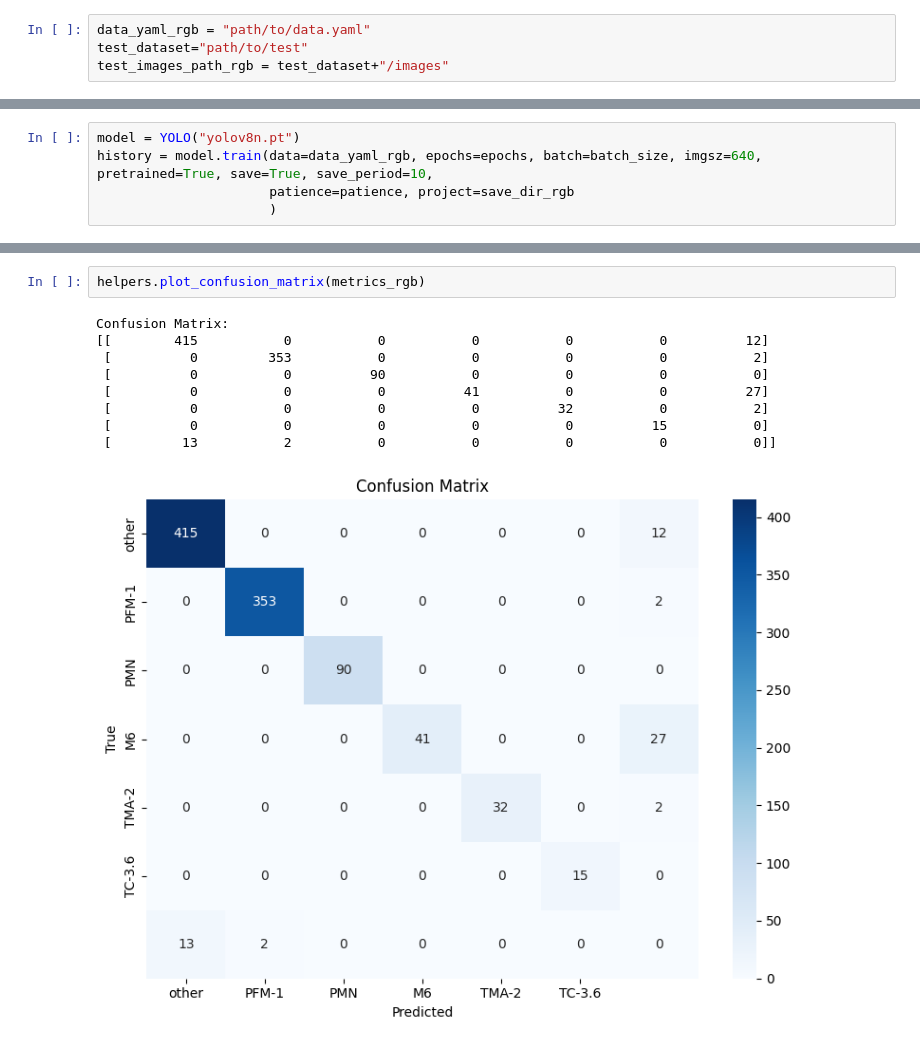
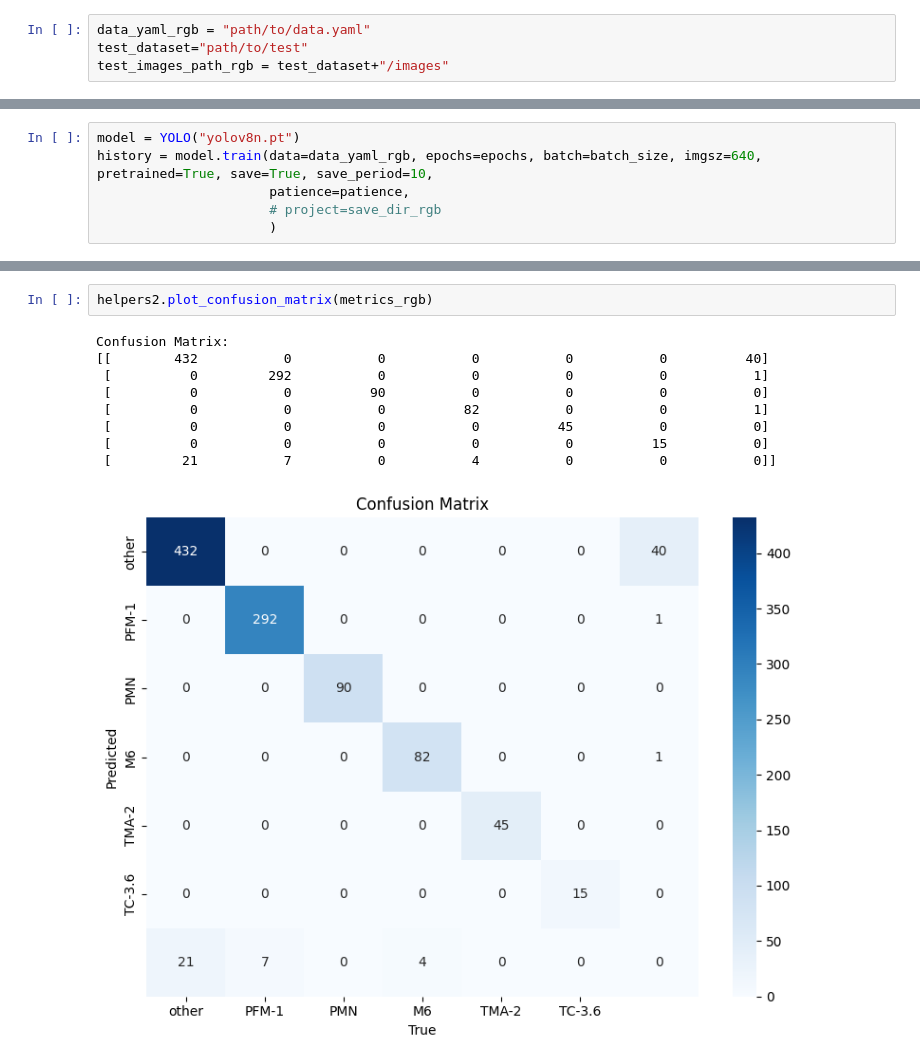
Before and after one commit to avechir/masters-diploma, a Jupyter notebook: training/rgb-model.ipynb, the cells around one changed output, grey strips where cells are left out. Drawn from its saved outputs; the diff is of its cells as text.

Commit message:
project update

```diff
--- a/training/rgb-model.ipynb
+++ b/training/rgb-model.ipynb
@@ -43,5 +23,6 @@ save_dir_rgb='path/to/savedir'
 # %%
 model = YOLO("yolov8n.pt")
 history = model.train(data=data_yaml_rgb, epochs=epochs, batch=batch_size, imgsz=640, pretrained=True, save=True, save_period=10,
-                      patience=patience, project=save_dir_rgb
+                      patience=patience,
+                      # project=save_dir_rgb
                       )
@@ -148,12 +81,12 @@ Mean mAP@0.5:0.95:     0.8771
 # %%
-helpers.plot_confusion_matrix(metrics_rgb)
+helpers2.plot_confusion_matrix(metrics_rgb)
 # %% [output]
 Confusion Matrix:
-[[        415           0           0           0           0           0          12]
- [          0         353           0           0           0           0           2]
+[[        432           0           0           0           0           0          40]
+ [          0         292           0           0           0           0           1]
  [          0           0          90           0           0           0           0]
- [          0           0           0          41           0           0          27]
- [          0           0           0           0          32           0           2]
+ [          0           0           0          82           0           0           1]
+ [          0           0           0           0          45           0           0]
  [          0           0           0           0           0          15           0]
- [         13           2           0           0           0           0           0]]
+ [         21           7           0           4           0           0           0]]
-[figure, old version]
+[figure, new version]
```
Also changed, not shown: parts of 14 cells of this notebook, 10 other files.
